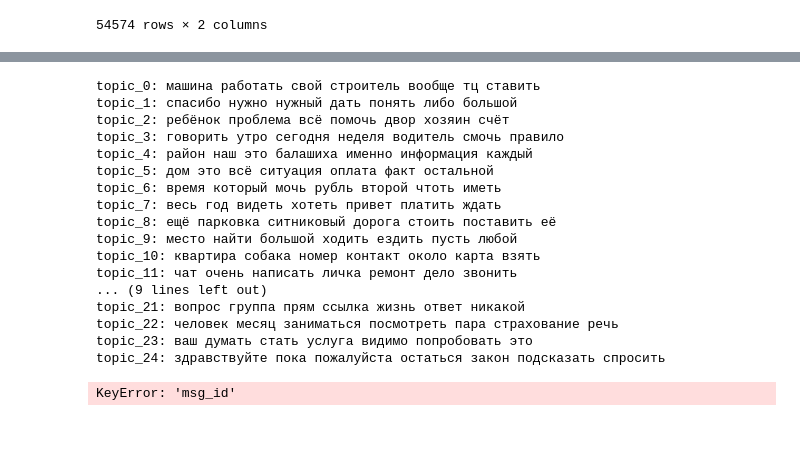
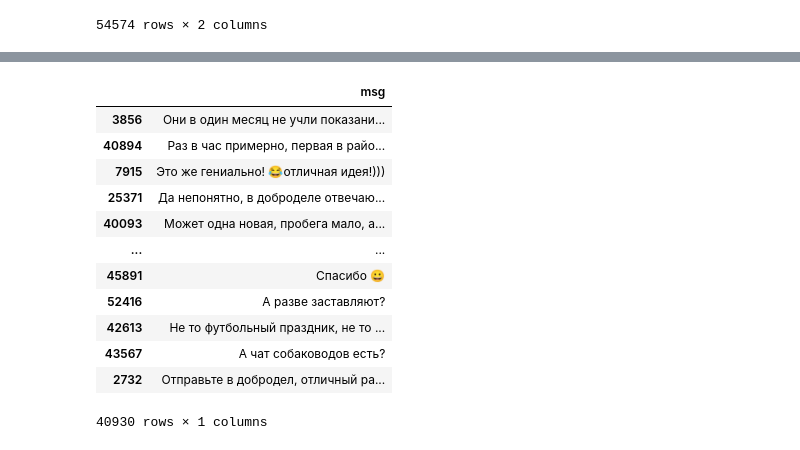
Before and after one commit to AndreiBazhenau/gb, a Jupyter notebook: ml_in_business/final_project.ipynb, the cells around one changed output, grey strips where cells are left out. Drawn from its saved outputs; the diff is of its cells as text; code cells hidden in the pictures.

```diff
--- a/ml_in_business/final_project.ipynb
+++ b/ml_in_business/final_project.ipynb
@@ -447,4 +400,0 @@ def lemmatization(text):
-# %%
-%%time
-#Запускаем очистку текста. Будет долго...
-df['msg'] = df['msg'].apply(lambda x: clean_text(x), 1)
@@ -521,25 +400,0 @@ lda[unseen_doc]
-# %%
-x=lda.show_topics(num_topics=25, num_words=7,formatted=False)
-topics_words = [(tp[0], [wd[0] for wd in tp[1]]) for tp in x]
-
-#Below Code Prints Only Words
-for topic,words in topics_words:
-    print("topic_{}: ".format(topic)+" ".join(words))
-# %% [output]
-topic_0: машина работать свой строитель вообще тц ставить
-topic_1: спасибо нужно нужный дать понять либо большой
-topic_2: ребёнок проблема всё помочь двор хозяин счёт
-topic_3: говорить утро сегодня неделя водитель смочь правило
-topic_4: район наш это балашиха именно информация каждый
-topic_5: дом это всё ситуация оплата факт остальной
-topic_6: время который мочь рубль второй чтоть иметь
-topic_7: весь год видеть хотеть привет платить ждать
-topic_8: ещё парковка ситниковый дорога стоить поставить её
-topic_9: место найти большой ходить ездить пусть любой
-topic_10: квартира собака номер контакт около карта взять
-topic_11: чат очень написать личка ремонт дело звонить
-... (9 lines left out)
-topic_21: вопрос группа прям ссылка жизнь ответ никакой
-topic_22: человек месяц заниматься посмотреть пара страхование речь
-topic_23: ваш думать стать услуга видимо попробовать это
-topic_24: здравствуйте пока пожалуйста остаться закон подсказать спросить
@@ -561,8 +400,0 @@ def get_lda_vector(text):
-# %%
-topic_matrix = pd.DataFrame([get_lda_vector(text) for text in df['msg'].values])
-topic_matrix.columns = ['topic_{}'.format(i) for i in range(25)]
-topic_matrix['msg_id'] = df['msg_id'].values
-topic_matrix = topic_matrix[['msg_id']+['topic_{}'.format(i) for i in range(25)]]
-topic_matrix.head(5)
-# %% [output]
-KeyError: 'msg_id'
@@ -568,0 +410,16 @@ KeyError: 'msg_id'
+# %%
+X_train
+# %% [output]
+|  | msg |
+| 3856 | Они в один месяц не учли показани... |
+| 40894 | Раз в час примерно, первая в райо... |
+| 7915 | Это же гениально! 😂отличная идея!))) |
+| 25371 | Да непонятно, в доброделе отвечаю... |
+| 40093 | Может одна новая, пробега мало, а... |
+| ... | ... |
+| 45891 | Спасибо 😀 |
+| 52416 | А разве заставляют? |
+| 42613 | Не то футбольный праздник, не то ... |
+| 43567 | А чат собаководов есть? |
+| 2732 | Отправьте в добродел, отличный ра... |
+40930 rows × 1 columns
```
Also changed, not shown: parts of 35 cells of this notebook, 26 other files.
